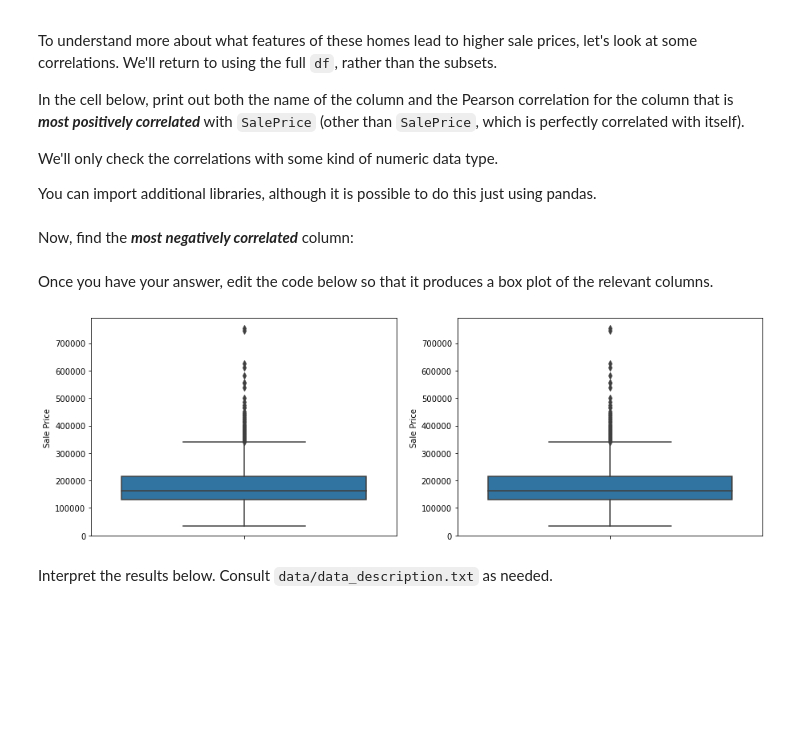
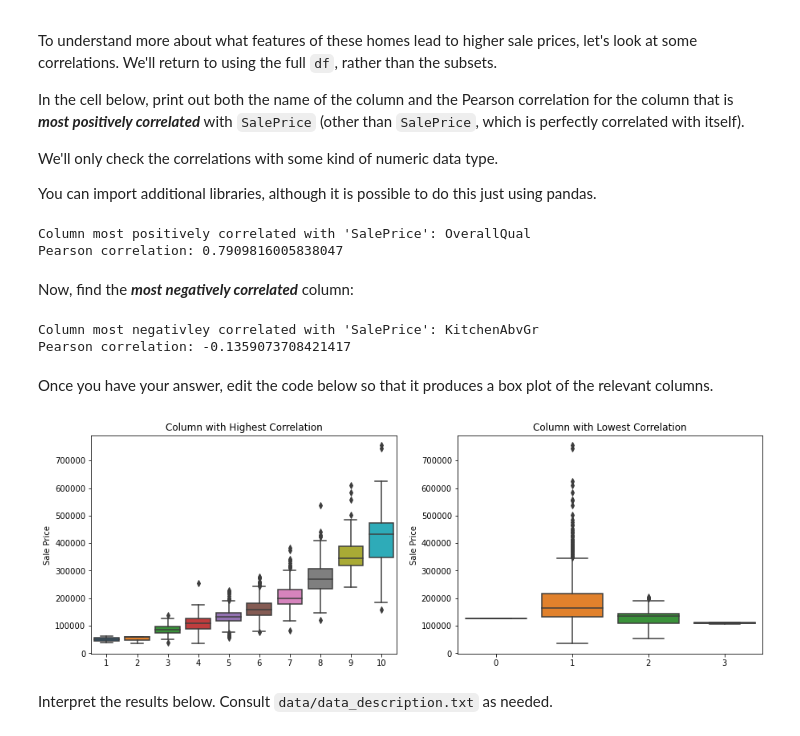
Before and after one commit to Makster04/dsc-pandas-eda-lab, a Jupyter notebook: index.ipynb, the cells around one changed output. Saved outputs shown, nothing was run; the diff lists cells and outputs as text; code cells hidden in the pictures; blank space fills up the shorter version.

```diff
--- a/index.ipynb
+++ b/index.ipynb
@@ -386,2 +384,15 @@ You can import additional libraries, although it is possible to do this just usi
+# %%
+saleprice_corr = df.corr()['SalePrice']
+
+saleprice_corr = saleprice_corr.drop('SalePrice')
+
+most_positive_corr_column = saleprice_corr.idxmax()
+most_positive_corr_value = saleprice_corr.max()
+
+print(f"Column most positively correlated with 'SalePrice': {most_positive_corr_column}")
+print(f"Pearson correlation: {most_positive_corr_value}")
+# %% [output]
+Column most positively correlated with 'SalePrice': OverallQual
+Pearson correlation: 0.7909816005838047
 # %% [markdown]
 Now, find the ***most negatively correlated*** column:
@@ -390,34 +399,44 @@ Now, find the ***most negatively correlated*** column:
+# %%
+most_negative_corr_column = saleprice_corr.idxmin()
+most_negative_corr_value = saleprice_corr.min()
+
+print(f"Column most negativley correlated with 'SalePrice': {most_negative_corr_column}")
+print(f"Pearson correlation: {most_negative_corr_value}")
+# %% [output]
+Column most negativley correlated with 'SalePrice': KitchenAbvGr
+Pearson correlation: -0.1359073708421417
 # %% [markdown]
 Once you have your answer, edit the code below so that it produces a box plot of the relevant columns.
 # %%
 # Replace None with appropriate code
 
 import seaborn as sns
 
 fig, (ax1, ax2) = plt.subplots(ncols=2, figsize=(15,5))
 
 # Plot distribution of column with highest correlation
 sns.boxplot(
-    x=None,
+    x=df[saleprice_corr.idxmax()],
     y=df["SalePrice"],
     ax=ax1
 )
 # Plot distribution of column with most negative correlation
 sns.boxplot(
-    x=None,
+    x=df[saleprice_corr.idxmin()],
     y=df["SalePrice"],
     ax=ax2
 )
 
 # Customize labels
-ax1.set_title(None)
+ax1.set_title("Column with Highest Correlation")
 ax1.set_xlabel(None)
 ax1.set_ylabel("Sale Price")
-ax2.set_title(None)
+
+ax2.set_title("Column with Lowest Correlation")
 ax2.set_xlabel(None)
 ax2.set_ylabel("Sale Price");
 # %% [output]
-[figure, old version]
+[figure, new version]
 # %% [markdown]
 Interpret the results below. Consult `data/data_description.txt` as needed.
 # %%
```
Also changed, not shown: parts of 2 cells of this notebook.
